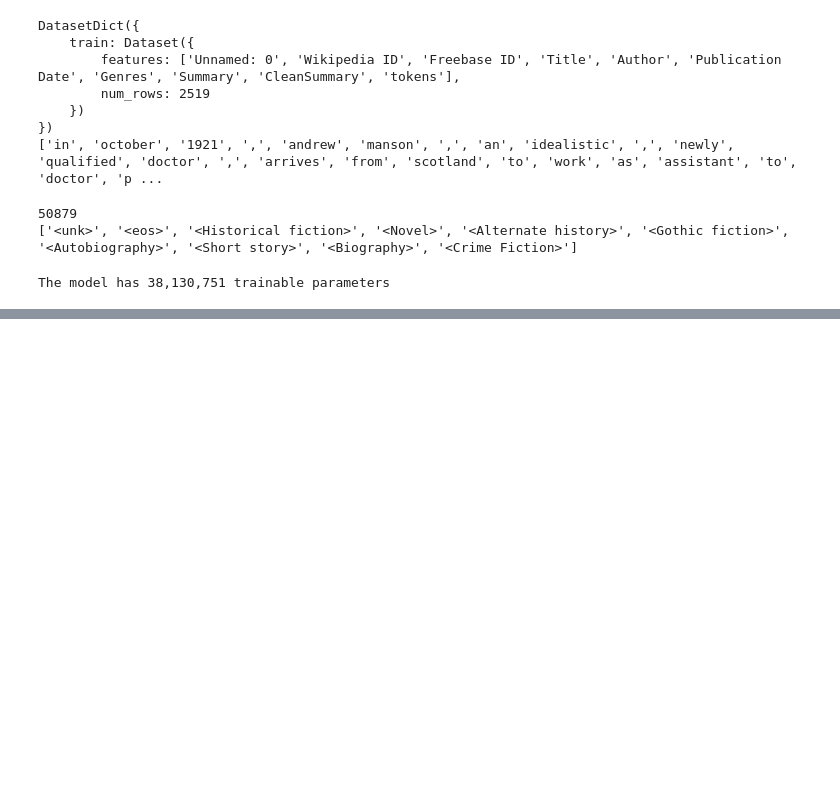
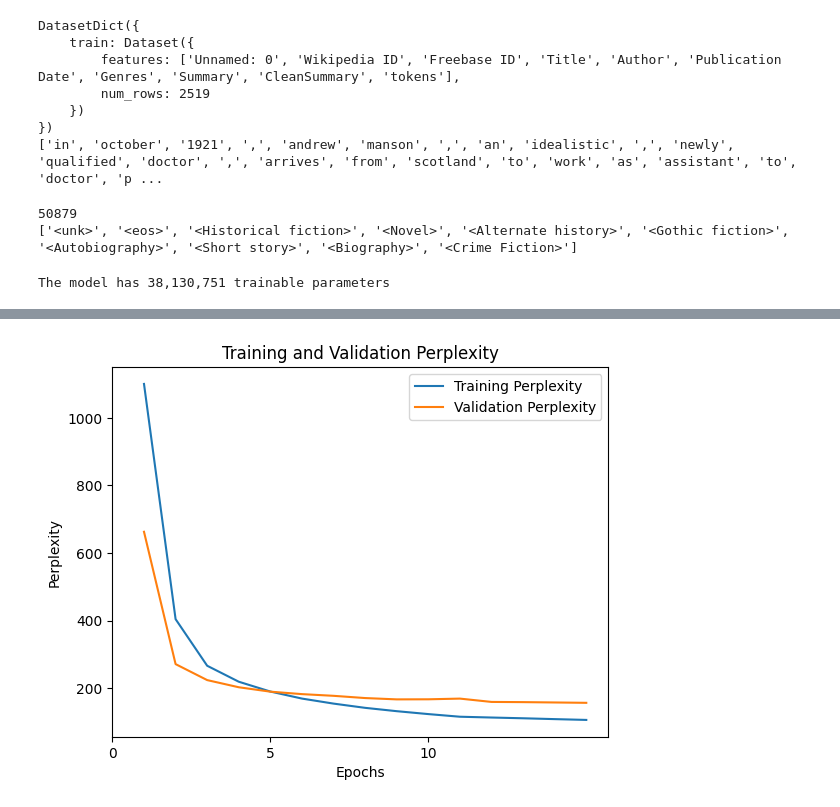
Before and after one commit to alexisechano/CS224N-Book-Summaries, a Jupyter notebook: lstms.ipynb, the cells around one changed output, grey strips where cells are left out. Cells and saved outputs as stored; diff of their text form; code cells hidden in the pictures; blank space fills up the shorter version.

```diff
--- a/lstms.ipynb
+++ b/lstms.ipynb
@@ -243,0 +264,18 @@ else:
+# %%
+# plot perplexity
+epochs = range(1, 16)
+
+plt.plot(epochs, train_ppm, label='Training Perplexity')
+plt.plot(epochs, test_ppm, label='Validation Perplexity')
+
+plt.title('Training and Validation Perplexity')
+plt.xlabel('Epochs')
+plt.ylabel('Perplexity')
+
+plt.xticks(np.arange(0, 15, 5))
+
+plt.legend(loc='best')
+plt.savefig('data/lstm_perplexity.png')
+plt.show()
+# %% [output]
+[figure, added]
```
Also changed, not shown: parts of 8 cells of this notebook, 6 other files.
